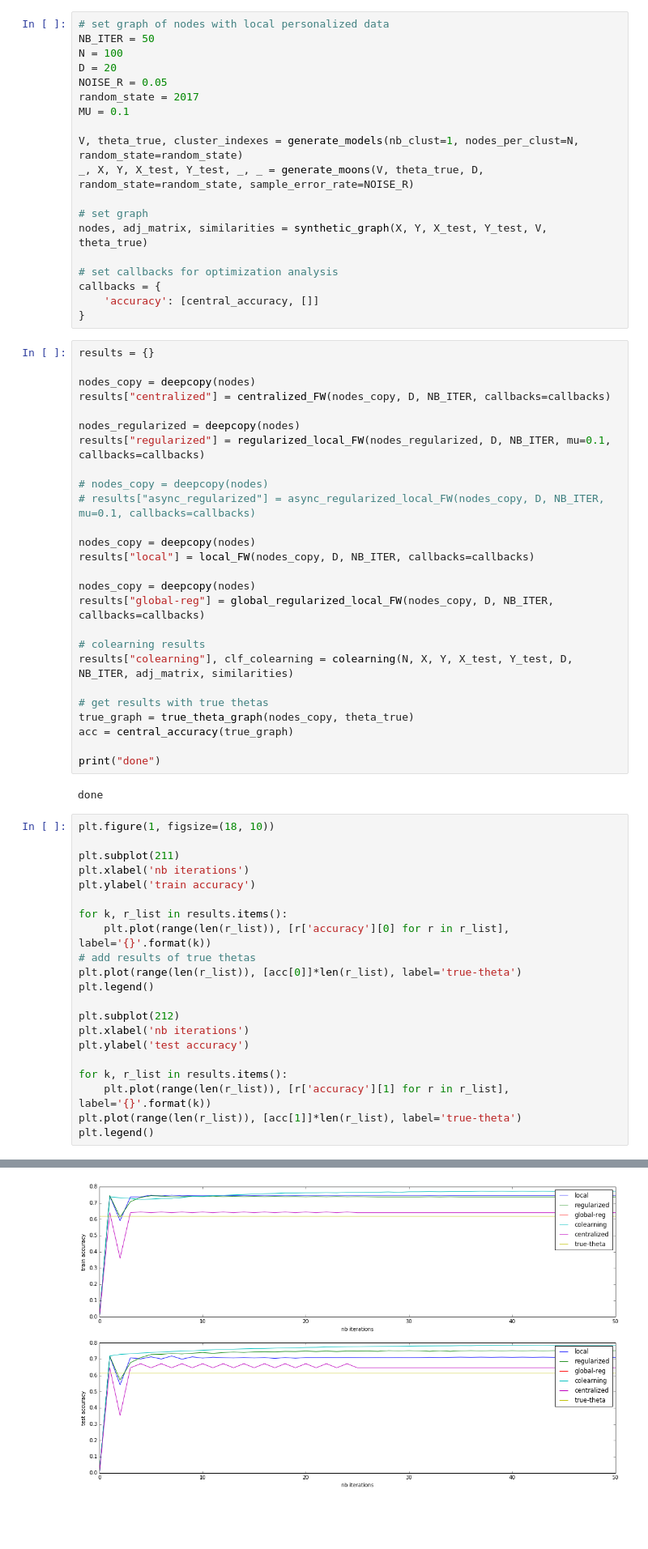
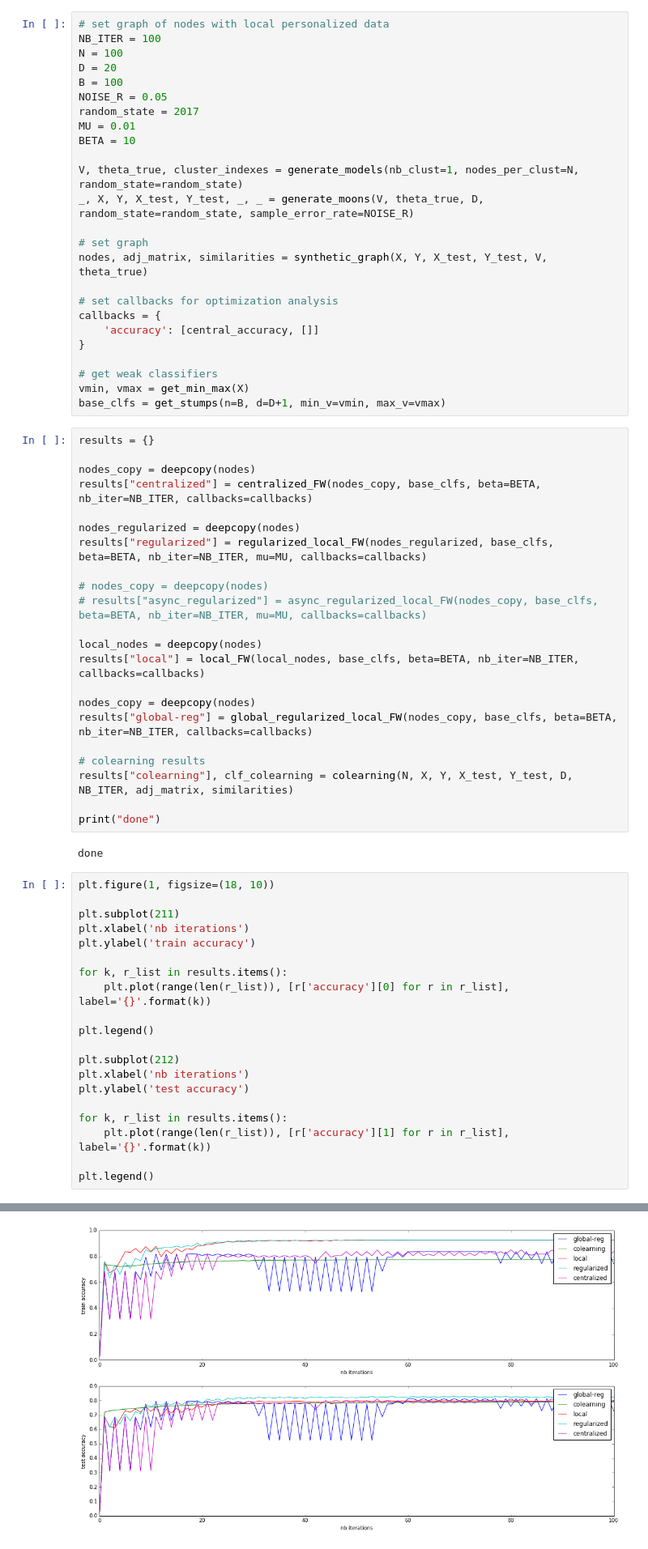
Before and after one commit to vzantedeschi/Dada, a Jupyter notebook: notebooks/Moons.ipynb, the cells around one changed output, grey strips where cells are left out. Shown at 81% size. Saved outputs shown, nothing was run; the diff lists cells and outputs as text; blank space fills up the shorter version.

```diff
--- a/notebooks/Moons.ipynb
+++ b/notebooks/Moons.ipynb
@@ -27,12 +28,14 @@ import matplotlib.pyplot as plt
 %matplotlib inline
 # %%
 # set graph of nodes with local personalized data
-NB_ITER = 50
+NB_ITER = 100
 N = 100
 D = 20
+B = 100
 NOISE_R = 0.05
 random_state = 2017
-MU = 0.1
+MU = 0.01
+BETA = 10
 
 V, theta_true, cluster_indexes = generate_models(nb_clust=1, nodes_per_clust=N, random_state=random_state)
 _, X, Y, X_test, Y_test, _, _ = generate_moons(V, theta_true, D, random_state=random_state, sample_error_rate=NOISE_R)
@@ -44,55 +47,54 @@ nodes, adj_matrix, similarities = synthetic_graph(X, Y, X_test, Y_test, V, theta
 callbacks = {
     'accuracy': [central_accuracy, []]
 }
+
+# get weak classifiers
+vmin, vmax = get_min_max(X)
+base_clfs = get_stumps(n=B, d=D+1, min_v=vmin, max_v=vmax)
 # %%
 results = {}
 
 nodes_copy = deepcopy(nodes)
-results["centralized"] = centralized_FW(nodes_copy, D, NB_ITER, callbacks=callbacks)
+results["centralized"] = centralized_FW(nodes_copy, base_clfs, beta=BETA, nb_iter=NB_ITER, callbacks=callbacks)
 
 nodes_regularized = deepcopy(nodes)
-results["regularized"] = regularized_local_FW(nodes_regularized, D, NB_ITER, mu=0.1, callbacks=callbacks)
+results["regularized"] = regularized_local_FW(nodes_regularized, base_clfs, beta=BETA, nb_iter=NB_ITER, mu=MU, callbacks=callbacks)
 
 # nodes_copy = deepcopy(nodes)
-# results["async_regularized"] = async_regularized_local_FW(nodes_copy, D, NB_ITER, mu=0.1, callbacks=callbacks)
+# results["async_regularized"] = async_regularized_local_FW(nodes_copy, base_clfs, beta=BETA, nb_iter=NB_ITER, mu=MU, callbacks=callbacks)
+
+local_nodes = deepcopy(nodes)
+results["local"] = local_FW(local_nodes, base_clfs, beta=BETA, nb_iter=NB_ITER, callbacks=callbacks)
 
 nodes_copy = deepcopy(nodes)
-results["local"] = local_FW(nodes_copy, D, NB_ITER, callbacks=callbacks)
-
-nodes_copy = deepcopy(nodes)
-results["global-reg"] = global_regularized_local_FW(nodes_copy, D, NB_ITER, callbacks=callbacks)
+results["global-reg"] = global_regularized_local_FW(nodes_copy, base_clfs, beta=BETA, nb_iter=NB_ITER, callbacks=callbacks)
 
 # colearning results
 results["colearning"], clf_colearning = colearning(N, X, Y, X_test, Y_test, D, NB_ITER, adj_matrix, similarities)
 
-# get results with true thetas
-true_graph = true_theta_graph(nodes_copy, theta_true)
-acc = central_accuracy(true_graph)
-
 print("done")
 # %% [output]
 done
 # %%
 plt.figure(1, figsize=(18, 10))
 
 plt.subplot(211)
 plt.xlabel('nb iterations')
 plt.ylabel('train accuracy')
 
 for k, r_list in results.items():
     plt.plot(range(len(r_list)), [r['accuracy'][0] for r in r_list], label='{}'.format(k))
-# add results of true thetas
-plt.plot(range(len(r_list)), [acc[0]]*len(r_list), label='true-theta')
+
 plt.legend()
 
 plt.subplot(212)
 plt.xlabel('nb iterations')
 plt.ylabel('test accuracy')
 
 for k, r_list in results.items():
     plt.plot(range(len(r_list)), [r['accuracy'][1] for r in r_list], label='{}'.format(k))
-plt.plot(range(len(r_list)), [acc[1]]*len(r_list), label='true-theta')
+
 plt.legend()
 # %% [output]
 <matplotlib.legend.Legend at 0x...>
-[figure, old version]
+[figure, new version]
```
Also changed, not shown: parts of 3 cells of this notebook, 5 other files.
